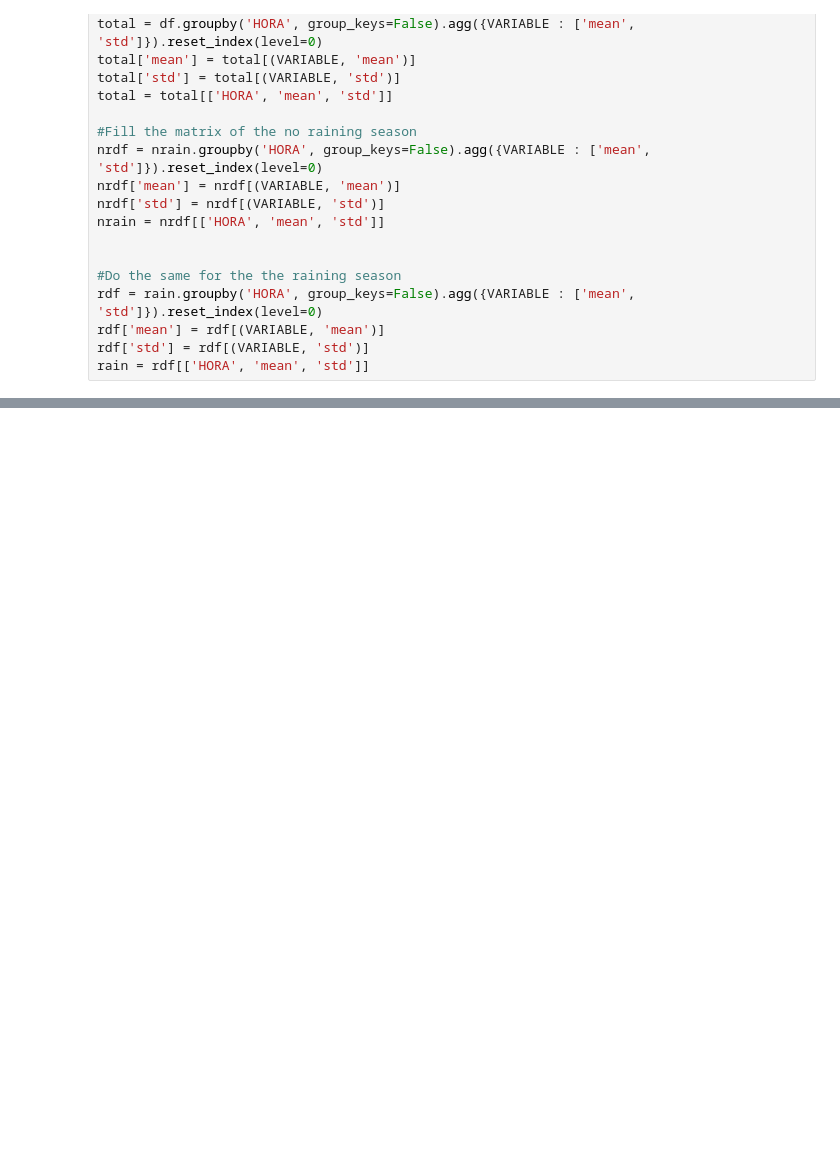
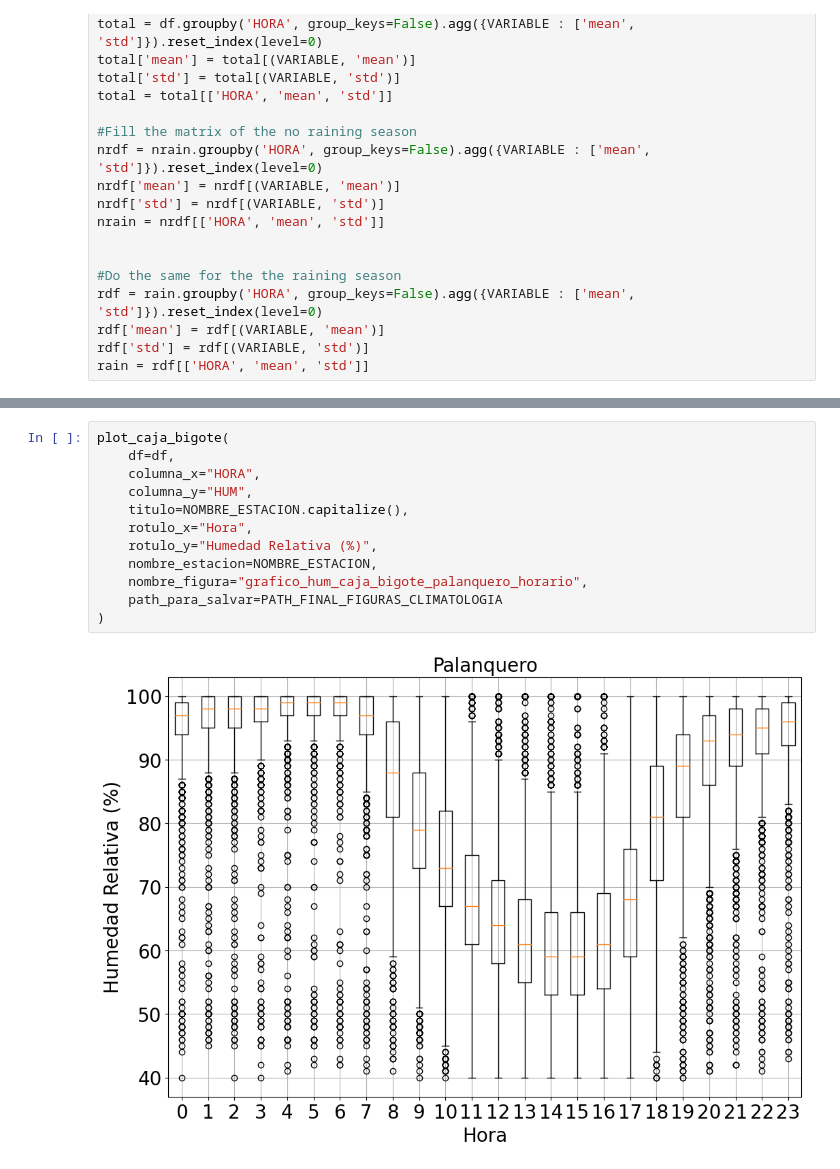
Before and after one commit to chris051091/Tesis_Maestr-a, a Jupyter notebook: climatologia/src/palanquero/Climatologia_Humedad_Palanquero.ipynb, the cells around one changed output, grey strips where cells are left out. Saved outputs shown, nothing was run; the diff lists cells and outputs as text; blank space fills up the shorter version.

```diff
--- a/climatologia/src/palanquero/Climatologia_Humedad_Palanquero.ipynb
+++ b/climatologia/src/palanquero/Climatologia_Humedad_Palanquero.ipynb
@@ -132,0 +308,14 @@ plot_per_month(dfmes, f' {NOMBRE_ESTACION.capitalize()}', f'climatologia_{VARIAB
+# %%
+plot_caja_bigote(
+    df=df,
+    columna_x="HORA",
+    columna_y="HUM",
+    titulo=NOMBRE_ESTACION.capitalize(),
+    rotulo_x="Hora",
+    rotulo_y="Humedad Relativa (%)",
+    nombre_estacion=NOMBRE_ESTACION,
+    nombre_figura="grafico_hum_caja_bigote_palanquero_horario",
+    path_para_salvar=PATH_FINAL_FIGURAS_CLIMATOLOGIA
+)
+# %% [output]
+[figure, added]
```
Also changed, not shown: parts of 7 cells of this notebook.
